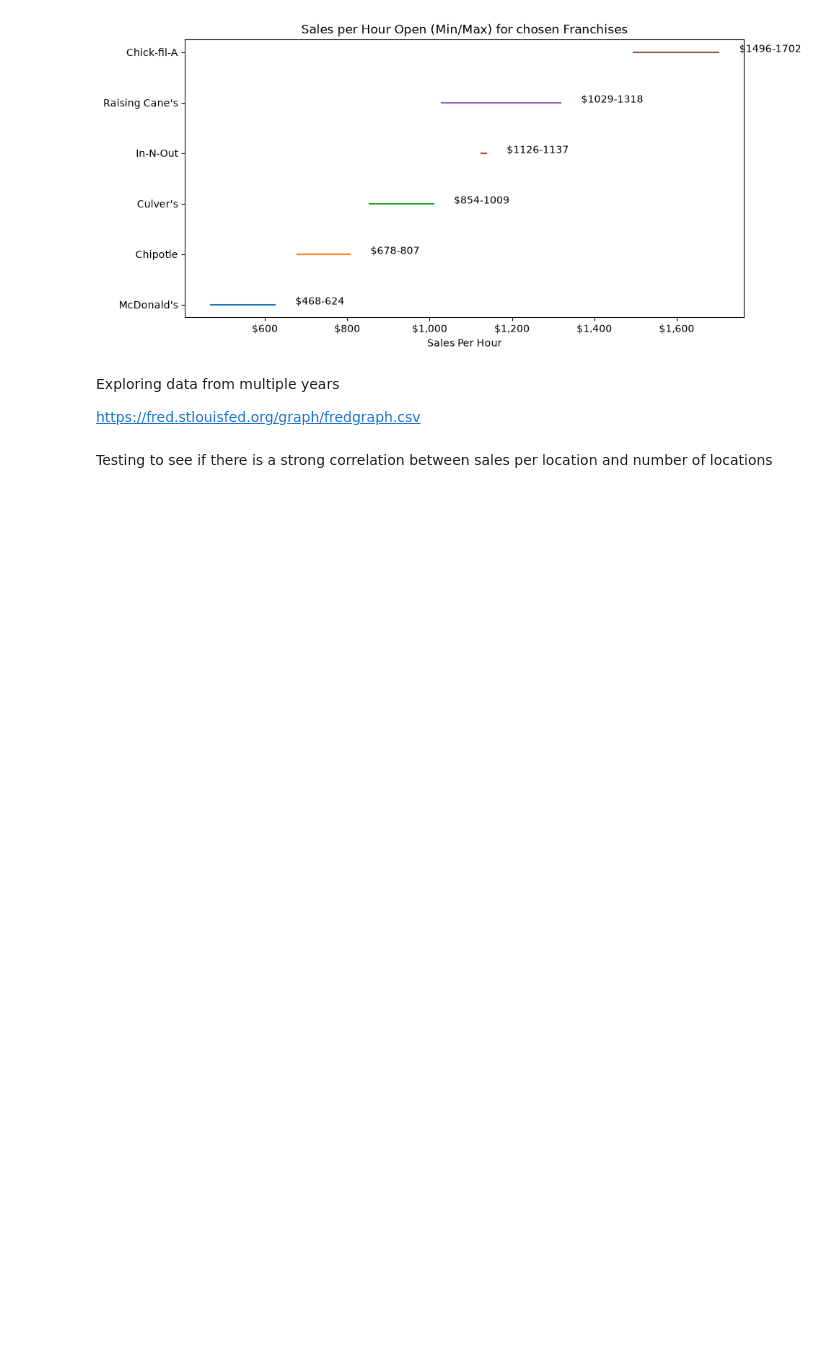
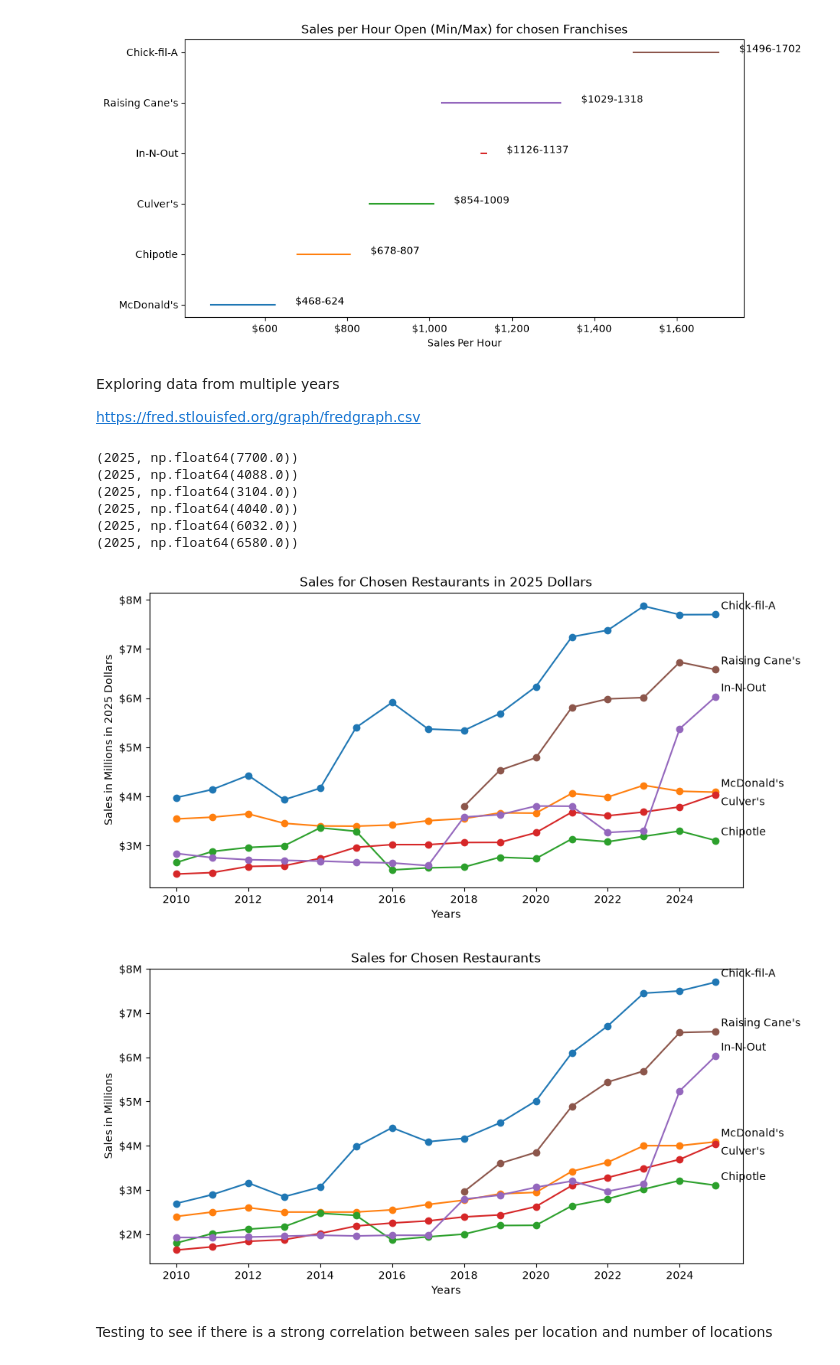
Before and after one commit to DylanAhn10/SixDayWorkWeekAnalysis, a Jupyter notebook: main.ipynb, the cells around one changed output. Saved outputs shown, nothing was run; the diff lists cells and outputs as text; code cells hidden in the pictures; blank space fills up the shorter version.

Commit message:
Multiple Years Analysis

```diff
--- a/main.ipynb
+++ b/main.ipynb
@@ -139,6 +139,59 @@ plt.show()
 Exploring data from multiple years
 
 https://fred.stlouisfed.org/graph/fredgraph.csv
+# %%
+focuslocations = ["Chick-fil-A", "McDonald's", "Chipotle", "Culver's", "In-N-Out", "Raising Cane's"]
+# %%
+csvdatasource = "multiyeardata.csv"
+yeardata = pd.read_csv(csvdatasource)
+historicdata = yeardata.set_index("year")[focuslocations].sort_index()
+cpi = pd.read_csv(StringIO(requests.get("https://fred.stlouisfed.org/graph/fredgraph.csv?id=CPIAUCSL", timeout=60).text),
+                  parse_dates=["observation_date"])
+cpi = cpi.groupby(cpi["observation_date"].dt.year)["CPIAUCSL"].mean()
+deflatefactor = cpi.loc[2025] / cpi.loc[historicdata.index]
+scaledsalesdata = historicdata.mul(deflatefactor.values, axis = 0)
+fig, ax = plt.subplots(figsize = (10, 5))
+for name in scaledsalesdata.columns:
+    ax.plot(scaledsalesdata.index, scaledsalesdata[name] / 1000, marker = "o")
+    print((scaledsalesdata.index[-1], scaledsalesdata[name].iloc[-1]))
+    if name == "Culver's":
+        ax.annotate(name, (scaledsalesdata.index[-1], scaledsalesdata[name].iloc[-1] / 1000), xytext=(5, -10), textcoords = "offset points")
+    else:
+        ax.annotate(name, (scaledsalesdata.index[-1], scaledsalesdata[name].iloc[-1] / 1000), xytext=(5, 5), textcoords = "offset points")
+ax.set_xlabel("Years")
+ax.set_ylabel("Sales in Millions in 2025 Dollars")
+ax.set_title("Sales for Chosen Restaurants in 2025 Dollars")
+ax.yaxis.set_major_formatter(mtick.StrMethodFormatter("${x:,.0f}M"))
+plt.show()
+
+
+# for name in focuslocations:
+#     yeardata[name] = pd.to_numeric(yeardata[name], errors="coerce").fillna(0).astype("int64")
+# yeardata.head(10)
+
+fig, ax = plt.subplots(figsize = (10, 5))
+for name in yeardata.columns:
+    if name not in focuslocations:
+        continue
+    ax.plot(yeardata["year"], yeardata[name] / 1000, marker = "o")
+    if name == "Culver's":
+        ax.annotate(name, (yeardata["year"].iloc[-1], yeardata[name].iloc[-1] / 1000), xytext=(5, -10), textcoords = "offset points")
+    else:
+        ax.annotate(name, (yeardata["year"].iloc[-1], yeardata[name].iloc[-1] / 1000), xytext=(5, 5), textcoords = "offset points")
+ax.set_xlabel("Years")
+ax.set_ylabel("Sales in Millions")
+ax.set_title("Sales for Chosen Restaurants")
+ax.yaxis.set_major_formatter(mtick.StrMethodFormatter("${x:,.0f}M"))
+plt.show()
+# %% [output]
+(2025, np.float64(7700.0))
+(2025, np.float64(4088.0))
+(2025, np.float64(3104.0))
+(2025, np.float64(4040.0))
+(2025, np.float64(6032.0))
+(2025, np.float64(6580.0))
+[figure, added]
+[figure, added]
 # %% [markdown]
 Testing to see if there is a strong correlation between sales per location and number of locations
 # %%
```
Also changed, not shown: parts of 2 cells of this notebook, 2 other files.
